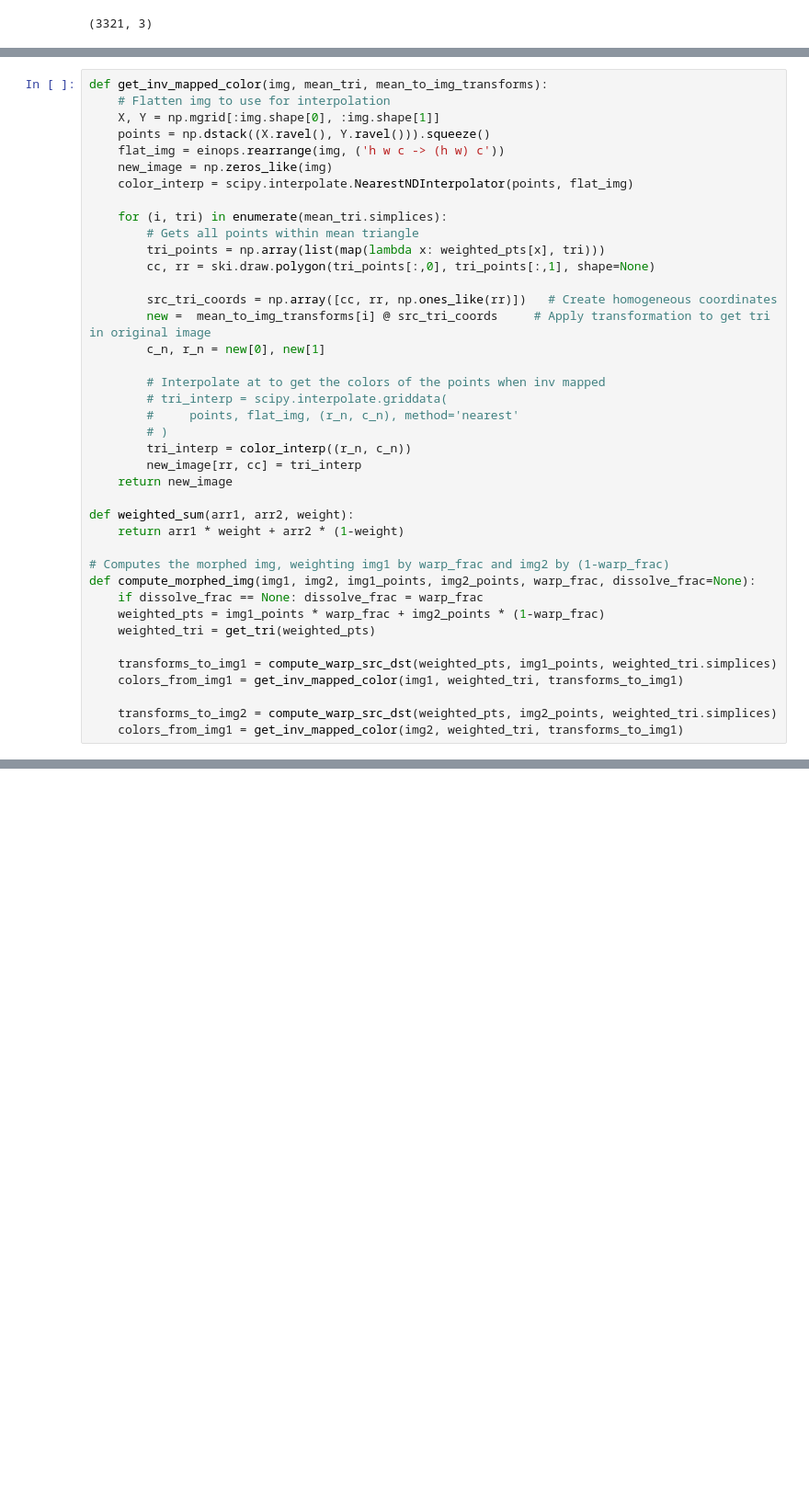
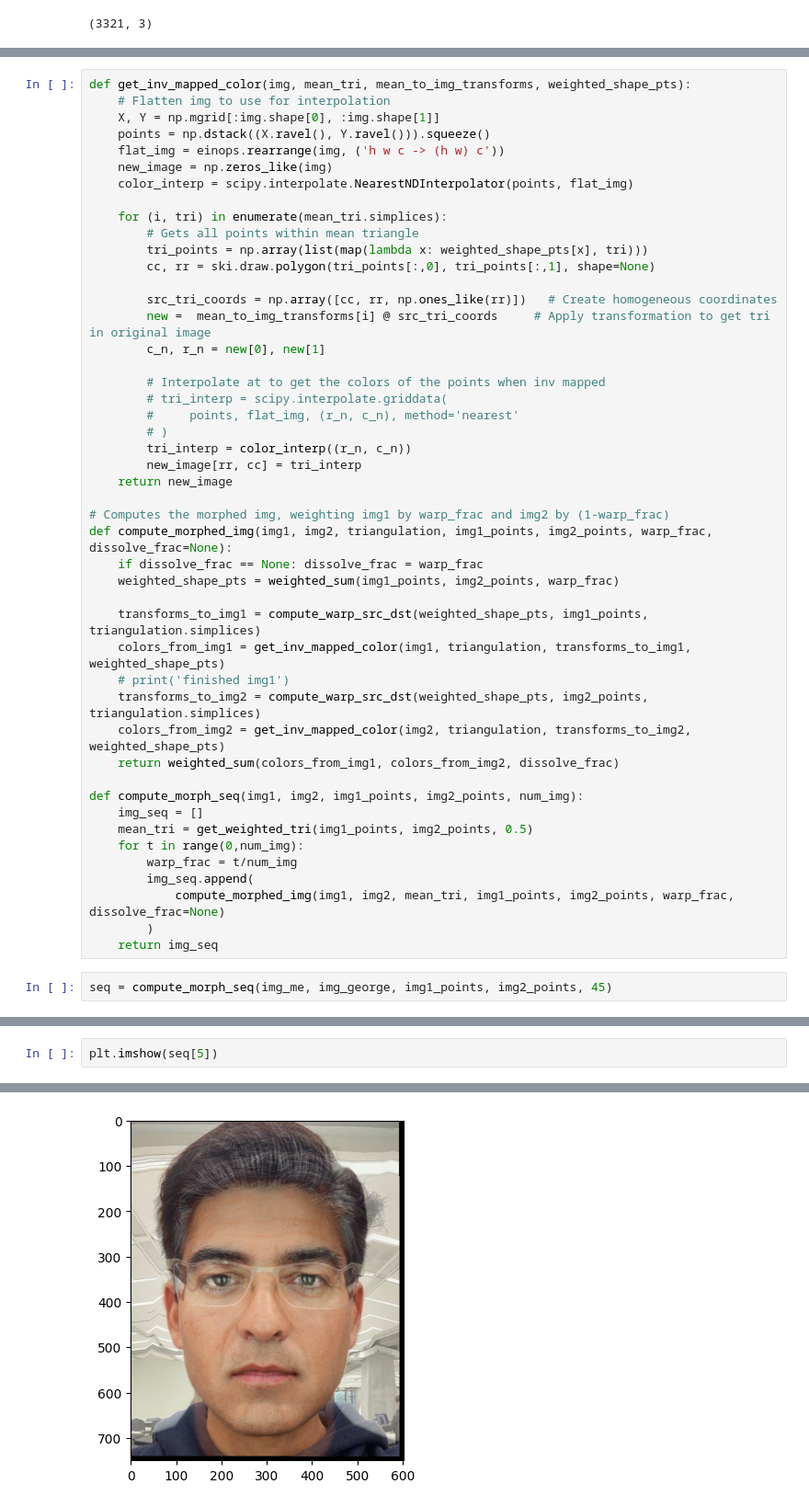
Before and after one commit to aayushg55/CS180_proj3, a Jupyter notebook: main.ipynb, the cells around one changed output, grey strips where cells are left out. Shown at 92% size. Saved outputs shown, nothing was run; the diff lists cells and outputs as text; blank space fills up the shorter version.

```diff
--- a/main.ipynb
+++ b/main.ipynb
@@ -204,7 +234,7 @@ plt.imshow(blank)
 <matplotlib.image.AxesImage at 0x...>
 [figure]
 # %%
-def get_inv_mapped_color(img, mean_tri, mean_to_img_transforms):
+def get_inv_mapped_color(img, mean_tri, mean_to_img_transforms, weighted_shape_pts):
     # Flatten img to use for interpolation
     X, Y = np.mgrid[:img.shape[0], :img.shape[1]]
     points = np.dstack((X.ravel(), Y.ravel())).squeeze()
@@ -214,7 +244,7 @@ def get_inv_mapped_color(img, mean_tri, mean_to_img_transforms):
 
     for (i, tri) in enumerate(mean_tri.simplices):
         # Gets all points within mean triangle
-        tri_points = np.array(list(map(lambda x: weighted_pts[x], tri)))
+        tri_points = np.array(list(map(lambda x: weighted_shape_pts[x], tri)))
         cc, rr = ski.draw.polygon(tri_points[:,0], tri_points[:,1], shape=None)
 
         src_tri_coords = np.array([cc, rr, np.ones_like(rr)])   # Create homogeneous coordinates
@@ -229,17 +259,26 @@ def get_inv_mapped_color(img, mean_tri, mean_to_img_transforms):
         new_image[rr, cc] = tri_interp
     return new_image
 
-def weighted_sum(arr1, arr2, weight):
-    return arr1 * weight + arr2 * (1-weight)
+# Computes the morphed img, weighting img1 by warp_frac and img2 by (1-warp_frac)
+def compute_morphed_img(img1, img2, triangulation, img1_points, img2_points, warp_frac, dissolve_frac=None):
+    if dissolve_frac == None: dissolve_frac = warp_frac
+    weighted_shape_pts = weighted_sum(img1_points, img2_points, warp_frac)
 
-# Computes the morphed img, weighting img1 by warp_frac and img2 by (1-warp_frac)
-def compute_morphed_img(img1, img2, img1_points, img2_points, warp_frac, dissolve_frac=None):
-    if dissolve_frac == None: dissolve_frac = warp_frac
-    weighted_pts = img1_points * warp_frac + img2_points * (1-warp_frac)
-    weighted_tri = get_tri(weighted_pts)
+    transforms_to_img1 = compute_warp_src_dst(weighted_shape_pts, img1_points, triangulation.simplices)
+    colors_from_img1 = get_inv_mapped_color(img1, triangulation, transforms_to_img1, weighted_shape_pts)
+    # print('finished img1')
+    transforms_to_img2 = compute_warp_src_dst(weighted_shape_pts, img2_points, triangulation.simplices)
+    colors_from_img2 = get_inv_mapped_color(img2, triangulation, transforms_to_img2, weighted_shape_pts)
+    return weighted_sum(colors_from_img1, colors_from_img2, dissolve_frac)
 
-    transforms_to_img1 = compute_warp_src_dst(weighted_pts, img1_points, weighted_tri.simplices)
-    colors_from_img1 = get_inv_mapped_color(img1, weighted_tri, transforms_to_img1)
-
-    transforms_to_img2 = compute_warp_src_dst(weighted_pts, img2_points, weighted_tri.simplices)
-    colors_from_img1 = get_inv_mapped_color(img2, weighted_tri, transforms_to_img1)
+def compute_morph_seq(img1, img2, img1_points, img2_points, num_img):
+    img_seq = []
+    mean_tri = get_weighted_tri(img1_points, img2_points, 0.5)
+    for t in range(0,num_img):
+        warp_frac = t/num_img
+        img_seq.append(
+            compute_morphed_img(img1, img2, mean_tri, img1_points, img2_points, warp_frac, dissolve_frac=None)
+        )
+    return img_seq
+# %%
+seq = compute_morph_seq(img_me, img_george, img1_points, img2_points, 45)
@@ -245,0 +300,3 @@ def compute_morphed_img(img1, img2, img1_points, img2_points, warp_frac, dissolv
+# %%
+plt.imshow(seq[5])
+# %% [output]
@@ -246,2 +304,3 @@ def compute_morphed_img(img1, img2, img1_points, img2_points, warp_frac, dissolv
+[figure, added]
 # %%
 transforms_to_img1 = compute_warp_src_dst(mean_points, img1_points, mean_tri.simplices)
```
Also changed, not shown: parts of 22 cells of this notebook, 3 other files.
